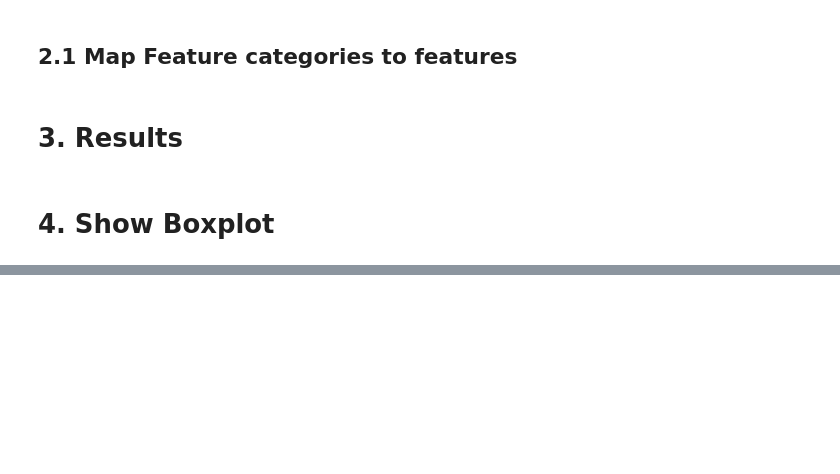
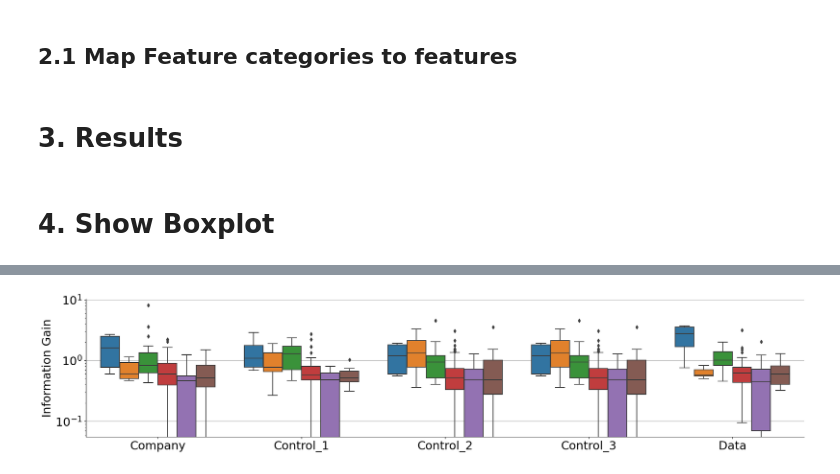
Before and after one commit to RELabUU/LCDTrace, a Jupyter notebook: notebooks/calculating_feature_importance.ipynb, the cells around one changed output, grey strips where cells are left out. Cells and saved outputs as stored; diff of their text form; code cells hidden in the pictures; blank space fills up the shorter version.

```diff
--- a/notebooks/calculating_feature_importance.ipynb
+++ b/notebooks/calculating_feature_importance.ipynb
@@ -396,17 +410,22 @@ f = ax.fig
 # %%
 sns.plotting_context()
 
 ax = sns.catplot(x="project",
                  y="average",
-                 row = "scenario",
+                 #row = "scenario",
                  hue="category",
                  kind="box",data=xgboost1_df,
                  legend=False, legend_out=True, height=5, aspect=4)
 
 #ax.despine(left=True)
 #plt.legend(loc='lower center', ncol=3, bbox_to_anchor=[0, -0.35], fancybox=True)
 ax.set(yscale="log")
+ax.set_axis_labels('', 'Information Gain')
+plt.grid(axis = 'y')
 f = ax.fig
+plt.savefig('tm-top.pdf', bbox_inches='tight')
+# %% [output]
+[figure, added]
 # %%
 sns.plotting_context()
 
```
Also changed, not shown: parts of 10 cells of this notebook.
